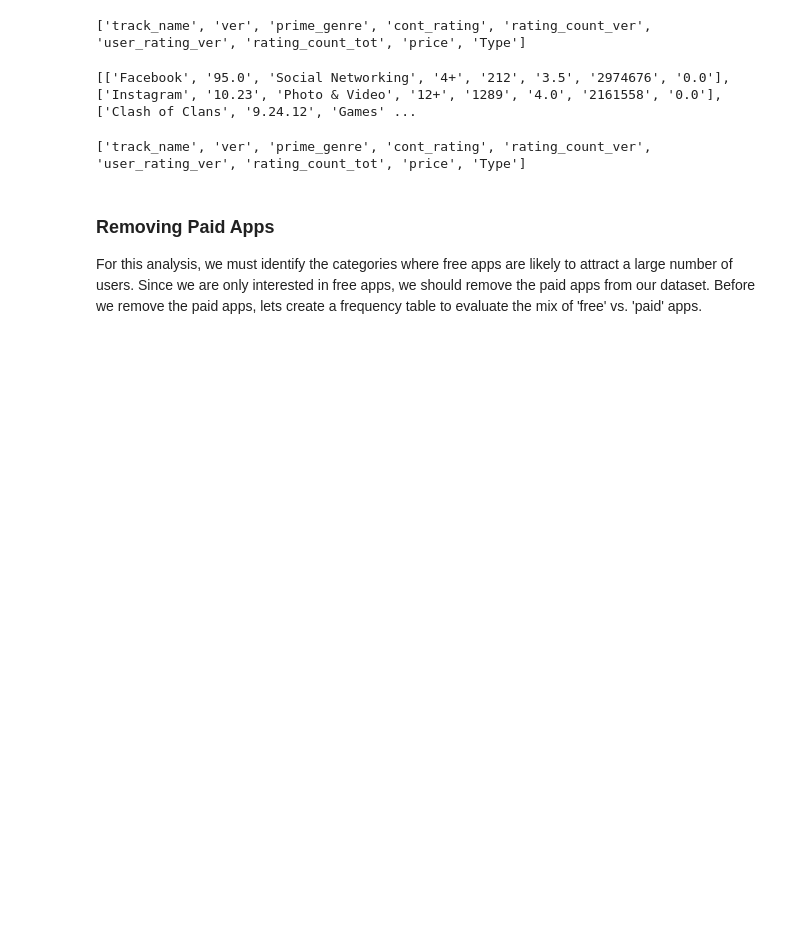
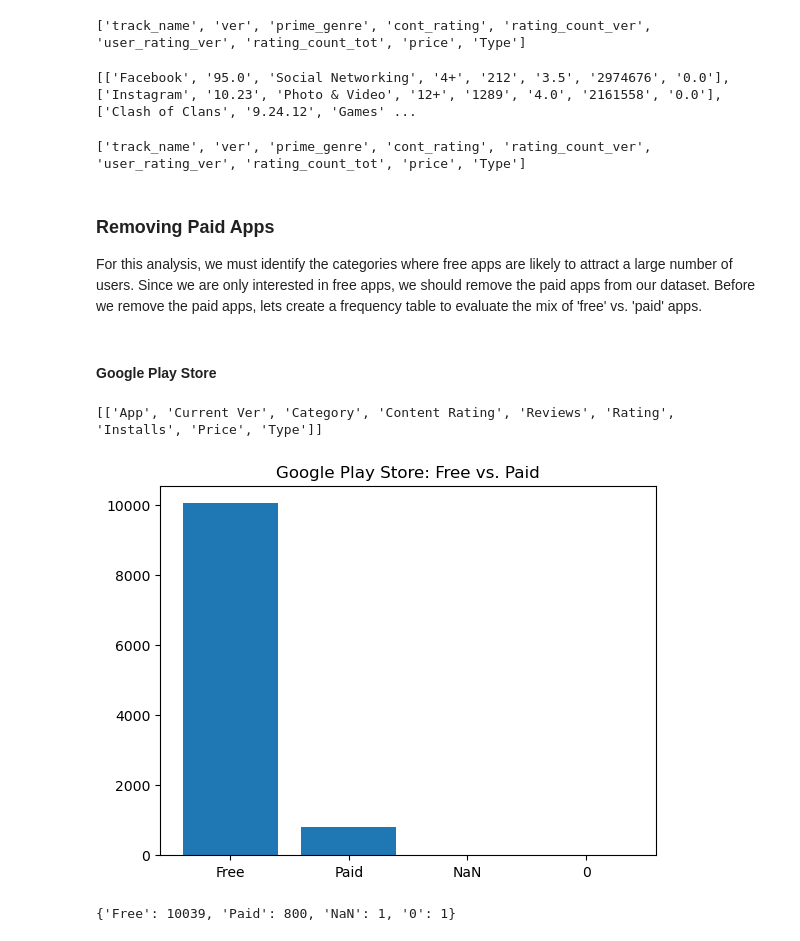
Before and after one commit to awault/Data_Projects, a Jupyter notebook: 2_Intro_to_Python/Profile_Profitable_Apps.ipynb, the cells around one changed output. Saved outputs shown, nothing was run; the diff lists cells and outputs as text; code cells hidden in the pictures; blank space fills up the shorter version.

Commit message:
Isolate Free Apps

```diff
--- a/2_Intro_to_Python/Profile_Profitable_Apps.ipynb
+++ b/2_Intro_to_Python/Profile_Profitable_Apps.ipynb
@@ -232,3 +234,12 @@ print(clean_apple_header)
 ### Removing Paid Apps
 
 For this analysis, we must identify the categories where free apps are likely to attract a large number of users. Since we are only interested in free apps, we should remove the paid apps from our dataset. Before we remove the paid apps, lets create a frequency table to evaluate the mix of 'free' vs. 'paid' apps.
+# %% [markdown]
+#### Google Play Store
+# %%
+# Isolate the data and header rows in android dataset
+android_header = clean_android[:1]
+print(android_header)
+clean_android_data = clean_android[1:]
+# %% [output]
+[['App', 'Current Ver', 'Category', 'Content Rating', 'Reviews', 'Rating', 'Installs', 'Price', 'Type']]
@@ -234,0 +257,8 @@ For this analysis, we must identify the categories where free apps are likely to
+# %%
+plt.bar(android_freq_table.keys(),android_freq_table.values())
+plt.title("Google Play Store: Free vs. Paid")
+plt.show()
+print(android_freq_table)
+# %% [output]
+[figure, added]
+{'Free': 10039, 'Paid': 800, 'NaN': 1, '0': 1}
```
Also changed, not shown: parts of 12 cells of this notebook.
